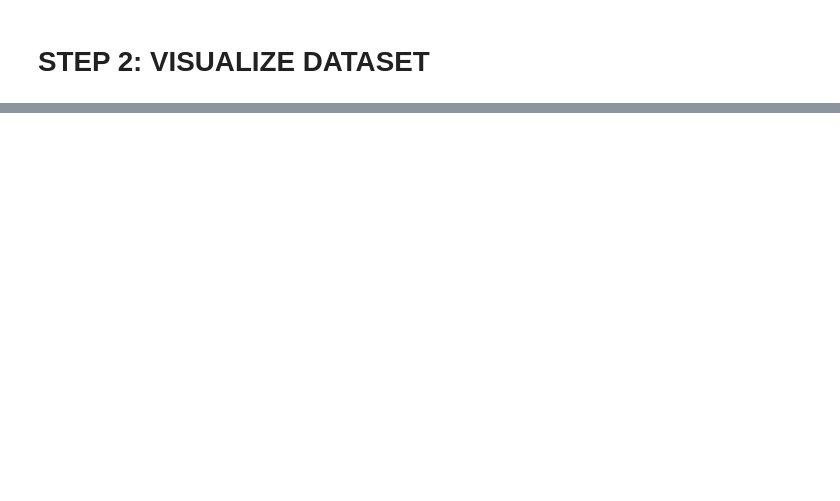
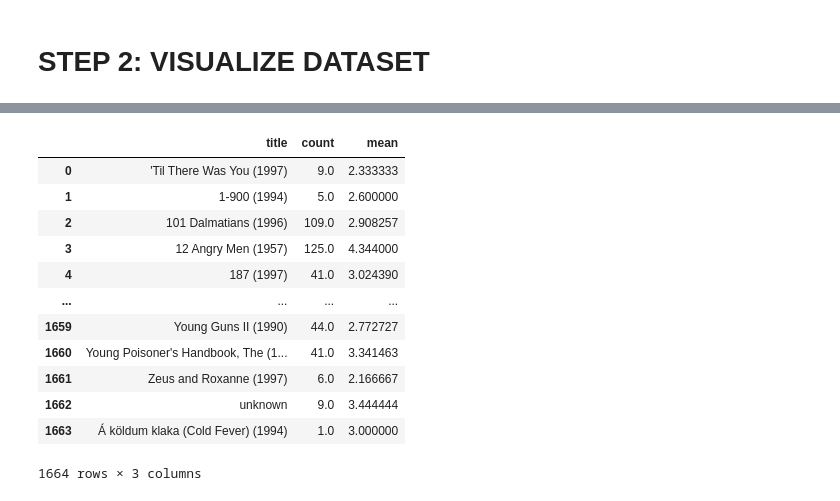
Before and after one commit to elarsaks/8ML-Projects, a Jupyter notebook: Project 8/MySolution.ipynb, the cells around one changed output, grey strips where cells are left out. Cells and saved outputs as stored; diff of their text form; code cells hidden in the pictures; blank space fills up the shorter version.

```diff
--- a/Project 8/MySolution.ipynb
+++ b/Project 8/MySolution.ipynb
@@ -142,0 +178,17 @@ movies_rating_df.shape
+# %%
+ratings_mean_count_df = pd.concat([ratings_df_count, ratings_df_mean], axis = 1)
+ratings_mean_count_df.reset_index()
+# %% [output]
+|  | title | count | mean |
+| 0 | 'Til There Was You (1997) | 9.0 | 2.333333 |
+| 1 | 1-900 (1994) | 5.0 | 2.600000 |
+| 2 | 101 Dalmatians (1996) | 109.0 | 2.908257 |
+| 3 | 12 Angry Men (1957) | 125.0 | 4.344000 |
+| 4 | 187 (1997) | 41.0 | 3.024390 |
+| ... | ... | ... | ... |
+| 1659 | Young Guns II (1990) | 44.0 | 2.772727 |
+| 1660 | Young Poisoner's Handbook, The (1... | 41.0 | 3.341463 |
+| 1661 | Zeus and Roxanne (1997) | 6.0 | 2.166667 |
+| 1662 | unknown | 9.0 | 3.444444 |
+| 1663 | Á köldum klaka (Cold Fever) (1994) | 1.0 | 3.000000 |
+1664 rows × 3 columns
```
Also changed, not shown: parts of 10 cells of this notebook.
